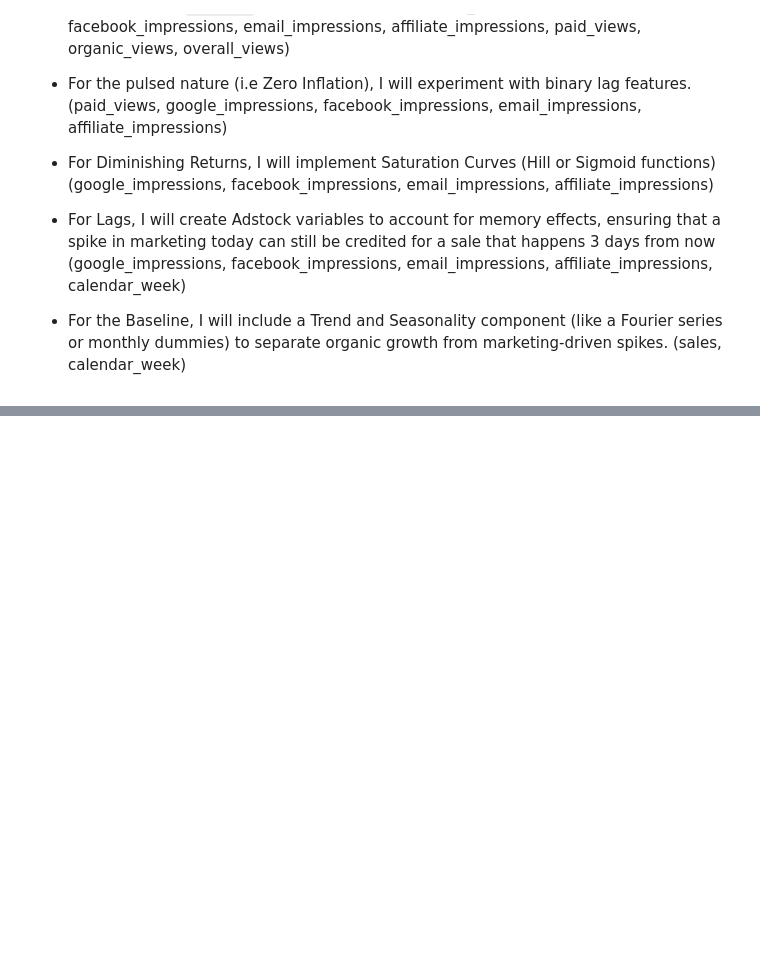
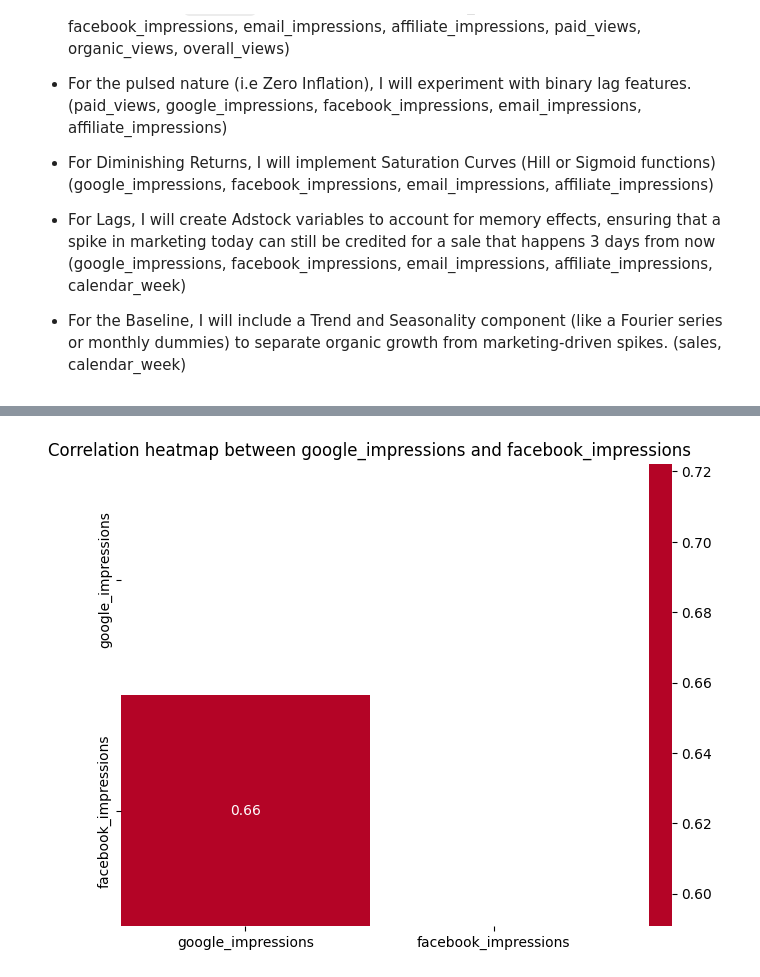
Before and after one commit to N-anle/Marketing-Mix-Modelling, a Jupyter notebook: notebooks/notebook.ipynb, the cells around one changed output, grey strips where cells are left out. Drawn from its saved outputs; the diff is of its cells as text; code cells hidden in the pictures; blank space fills up the shorter version.

```diff
--- a/notebooks/notebook.ipynb
+++ b/notebooks/notebook.ipynb
@@ -228,0 +309,4 @@ This indicates that activity is pulsed rather than always on, with strategic mar
+# %%
+correlation_heatmap('google_impressions', 'facebook_impressions')
+# %% [output]
+[figure, added]
```
Also changed, not shown: parts of 12 cells of this notebook.
